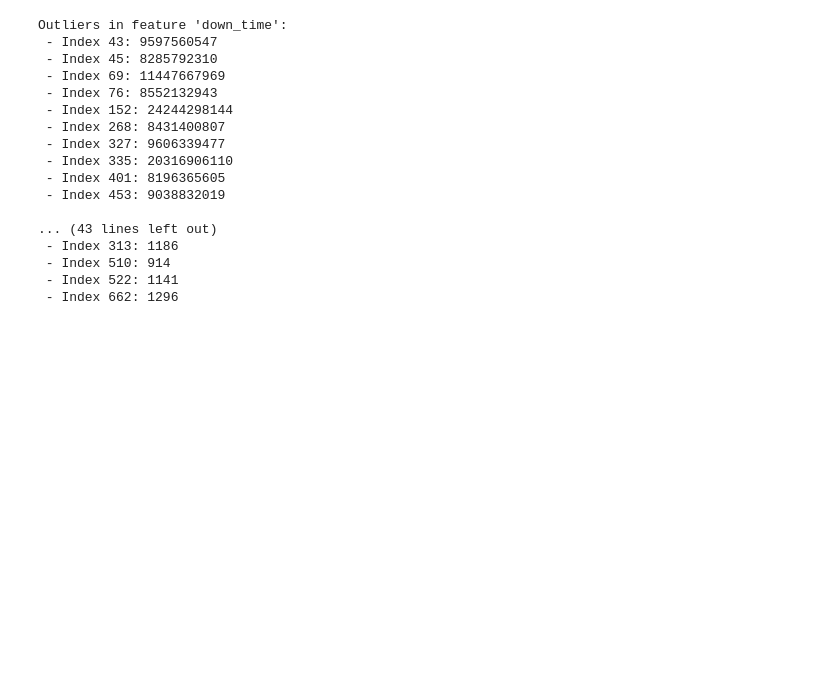
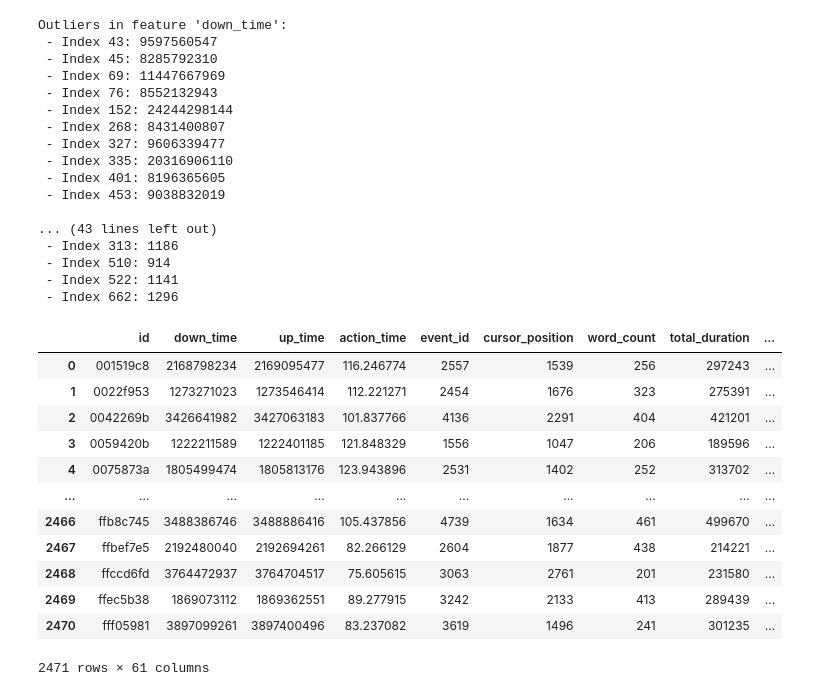
Before and after one commit to aryandgandhi/finalstat432, a Jupyter notebook: analysis.ipynb, the cells around one changed output. Cells and saved outputs as stored; diff of their text form; code cells hidden in the pictures; blank space fills up the shorter version.

```diff
--- a/analysis.ipynb
+++ b/analysis.ipynb
@@ -192,3 +192,19 @@ Outliers in feature 'down_time':
  - Index 510: 914
  - Index 522: 1141
  - Index 662: 1296
+# %%
+extended_features
+# %% [output]
+|  | id | down_time | up_time | action_time | event_id | cursor_position | word_count | total_duration | ... |
+| 0 | 001519c8 | 2168798234 | 2169095477 | 116.246774 | 2557 | 1539 | 256 | 297243 | ... |
+| 1 | 0022f953 | 1273271023 | 1273546414 | 112.221271 | 2454 | 1676 | 323 | 275391 | ... |
+| 2 | 0042269b | 3426641982 | 3427063183 | 101.837766 | 4136 | 2291 | 404 | 421201 | ... |
+| 3 | 0059420b | 1222211589 | 1222401185 | 121.848329 | 1556 | 1047 | 206 | 189596 | ... |
+| 4 | 0075873a | 1805499474 | 1805813176 | 123.943896 | 2531 | 1402 | 252 | 313702 | ... |
+| ... | ... | ... | ... | ... | ... | ... | ... | ... | ... |
+| 2466 | ffb8c745 | 3488386746 | 3488886416 | 105.437856 | 4739 | 1634 | 461 | 499670 | ... |
+| 2467 | ffbef7e5 | 2192480040 | 2192694261 | 82.266129 | 2604 | 1877 | 438 | 214221 | ... |
+| 2468 | ffccd6fd | 3764472937 | 3764704517 | 75.605615 | 3063 | 2761 | 201 | 231580 | ... |
+| 2469 | ffec5b38 | 1869073112 | 1869362551 | 89.277915 | 3242 | 2133 | 413 | 289439 | ... |
+| 2470 | fff05981 | 3897099261 | 3897400496 | 83.237082 | 3619 | 1496 | 241 | 301235 | ... |
+2471 rows × 61 columns
```
Also changed, not shown: parts of 5 cells of this notebook.
